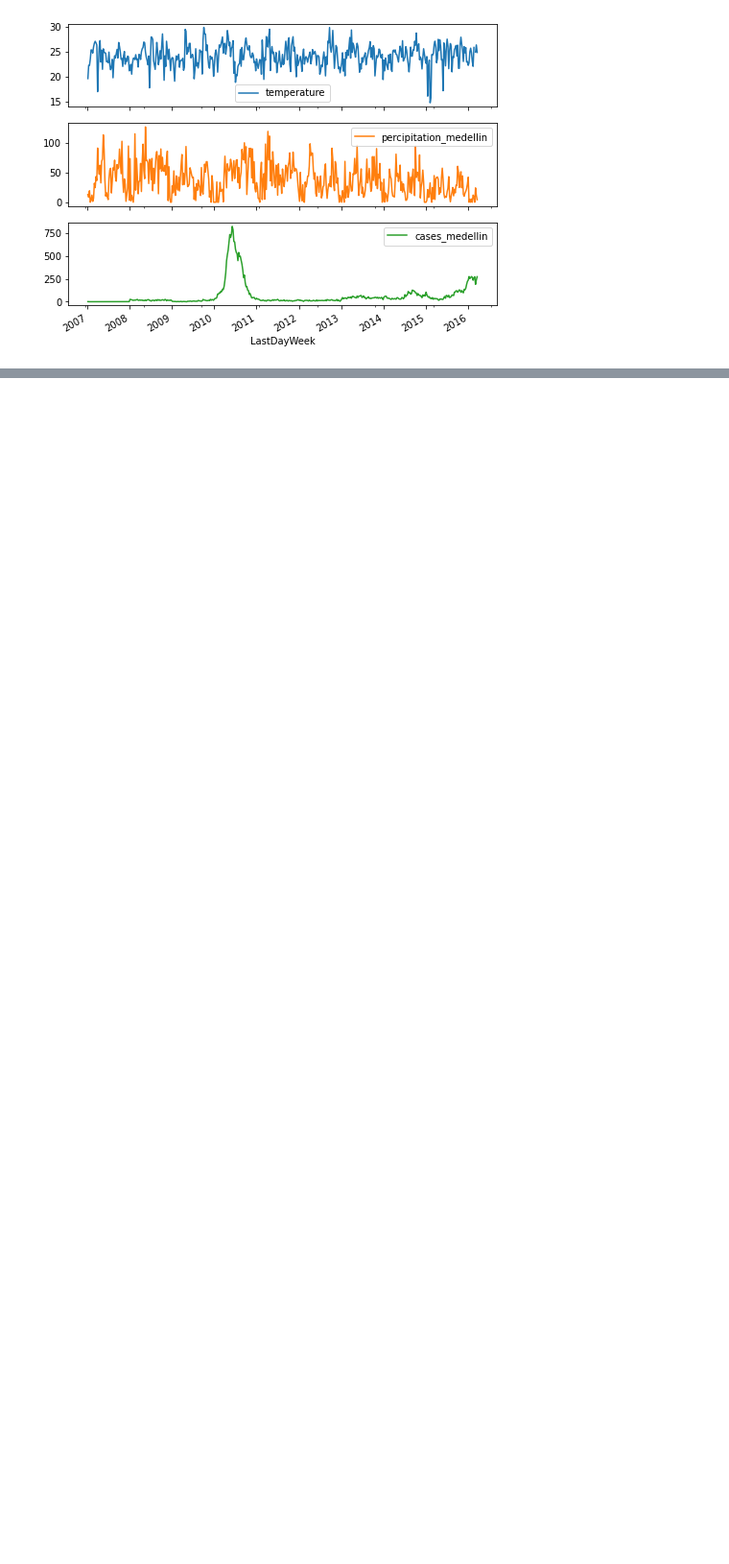
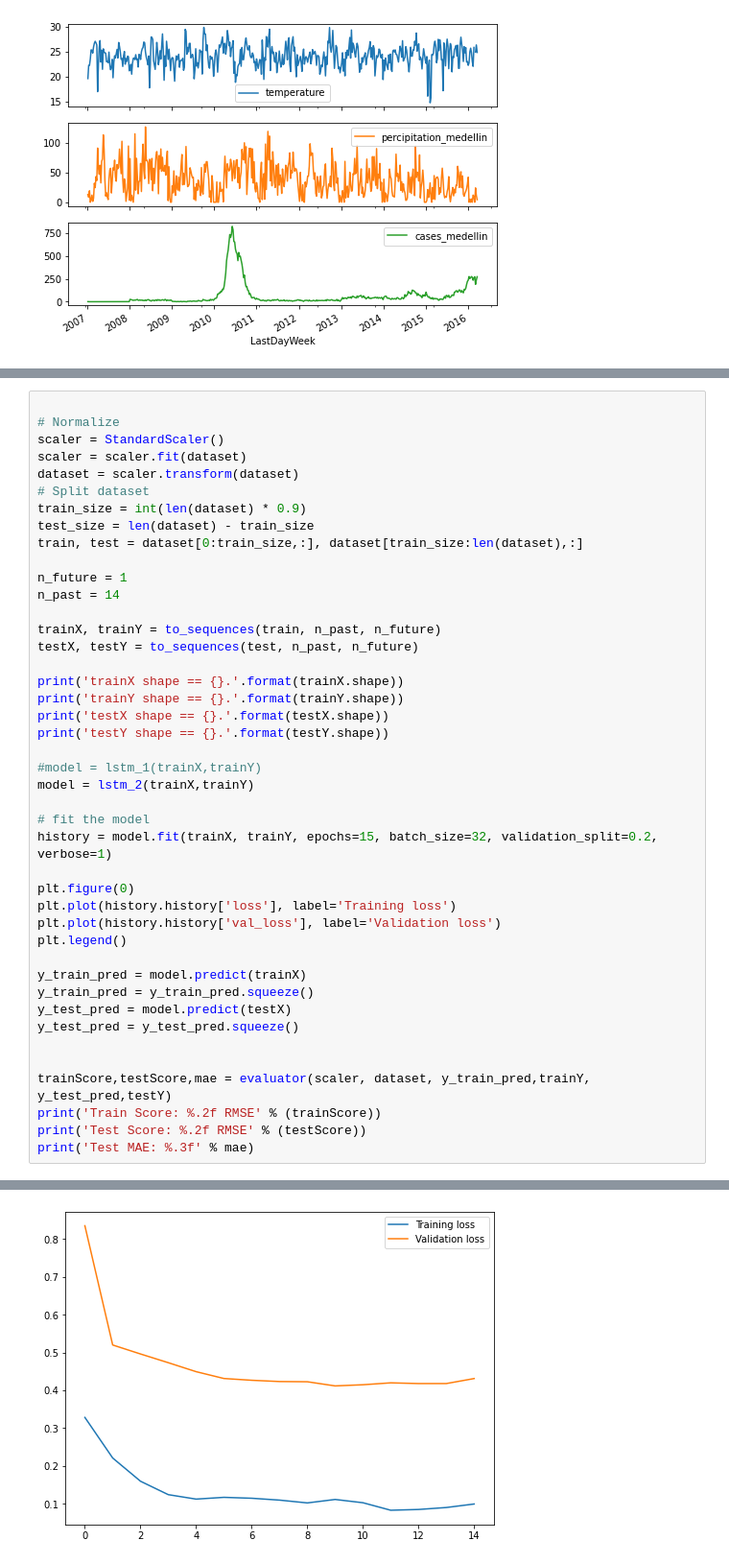
Before and after one commit to MITCriticalData-Colombia/Dengue-MetaData, a Jupyter notebook: multi_var_time_series/Dengue_prediction.ipynb, the cells around one changed output, grey strips where cells are left out. Shown at 96% size. Drawn from its saved outputs; the diff is of its cells as text; blank space fills up the shorter version.

```diff
--- a/multi_var_time_series/Dengue_prediction.ipynb
+++ b/multi_var_time_series/Dengue_prediction.ipynb
@@ -226,3 +227,47 @@ dataset.describe().transpose()
 | temperature | 623.0 | 23.814574 | 2.254553 | 14.783286 | 22.493071 | 23.826071 | 25.249464 | 29.841857 |
 | percipitation_medellin | 624.0 | 37.754875 | 25.898445 | 0.000000 | 16.966976 | 34.649607 | 55.441882 | 127.111390 |
 | cases_medellin | 624.0 | 77.357372 | 136.784064 | 0.000000 | 14.000000 | 26.000000 | 58.000000 | 820.000000 |
+# %%
+
+# Normalize
+scaler = StandardScaler()
+scaler = scaler.fit(dataset)
+dataset = scaler.transform(dataset)
+# Split dataset
+train_size = int(len(dataset) * 0.9)
+test_size = len(dataset) - train_size
+train, test = dataset[0:train_size,:], dataset[train_size:len(dataset),:]
+
+n_future = 1
+n_past = 14
+
+trainX, trainY = to_sequences(train, n_past, n_future)
+testX, testY = to_sequences(test, n_past, n_future)
+
+print('trainX shape == {}.'.format(trainX.shape))
+print('trainY shape == {}.'.format(trainY.shape))
+print('testX shape == {}.'.format(testX.shape))
+print('testY shape == {}.'.format(testY.shape))
+
+#model = lstm_1(trainX,trainY)
+model = lstm_2(trainX,trainY)
+
+# fit the model
+history = model.fit(trainX, trainY, epochs=15, batch_size=32, validation_split=0.2, verbose=1)
+
+plt.figure(0)
+plt.plot(history.history['loss'], label='Training loss')
+plt.plot(history.history['val_loss'], label='Validation loss')
+plt.legend()
+
+y_train_pred = model.predict(trainX)
+y_train_pred = y_train_pred.squeeze()
+y_test_pred = model.predict(testX)
+y_test_pred = y_test_pred.squeeze()
+
+
+trainScore,testScore,mae = evaluator(scaler, dataset, y_train_pred,trainY, y_test_pred,testY)
+print('Train Score: %.2f RMSE' % (trainScore))
+print('Test Score: %.2f RMSE' % (testScore))
+print('Test MAE: %.3f' % mae)
+# %% [output]
@@ -228,0 +291 @@ dataset.describe().transpose()
+[figure, added]
```
Also changed, not shown: parts of 4 cells of this notebook, 2 other files.
